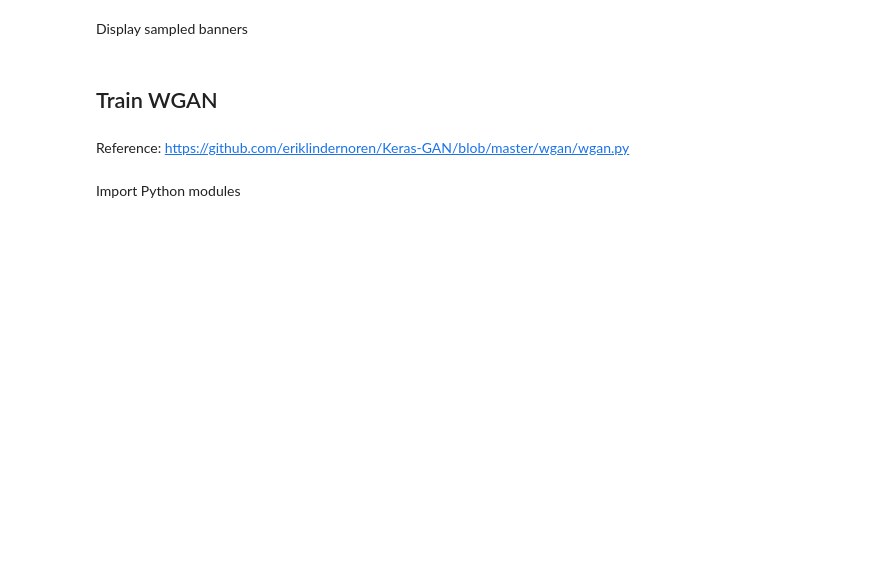
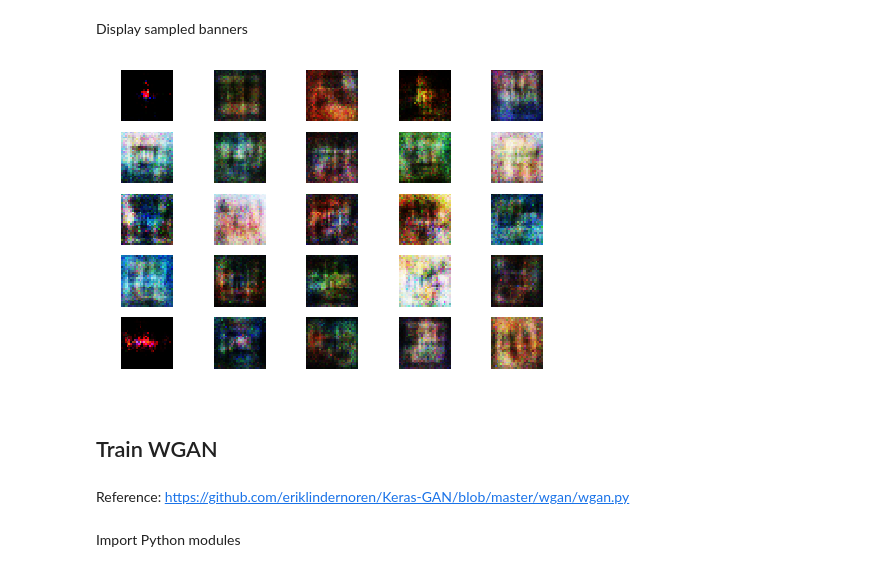
Before and after one commit to woctezuma/google-colab, a Jupyter notebook: GAN.ipynb, the cells around one changed output. Cells and saved outputs as stored; diff of their text form; code cells hidden in the pictures; blank space fills up the shorter version.

```diff
--- a/GAN.ipynb
+++ b/GAN.ipynb
@@ -377,3 +446,7 @@ plt.axis('off')
+# %%
+plot_samples_generated_by_model(gan)
+# %% [output]
+[figure, added]
 # %% [markdown]
 ## Train WGAN
 # %% [markdown]
```
Also changed, not shown: parts of 17 cells of this notebook.
